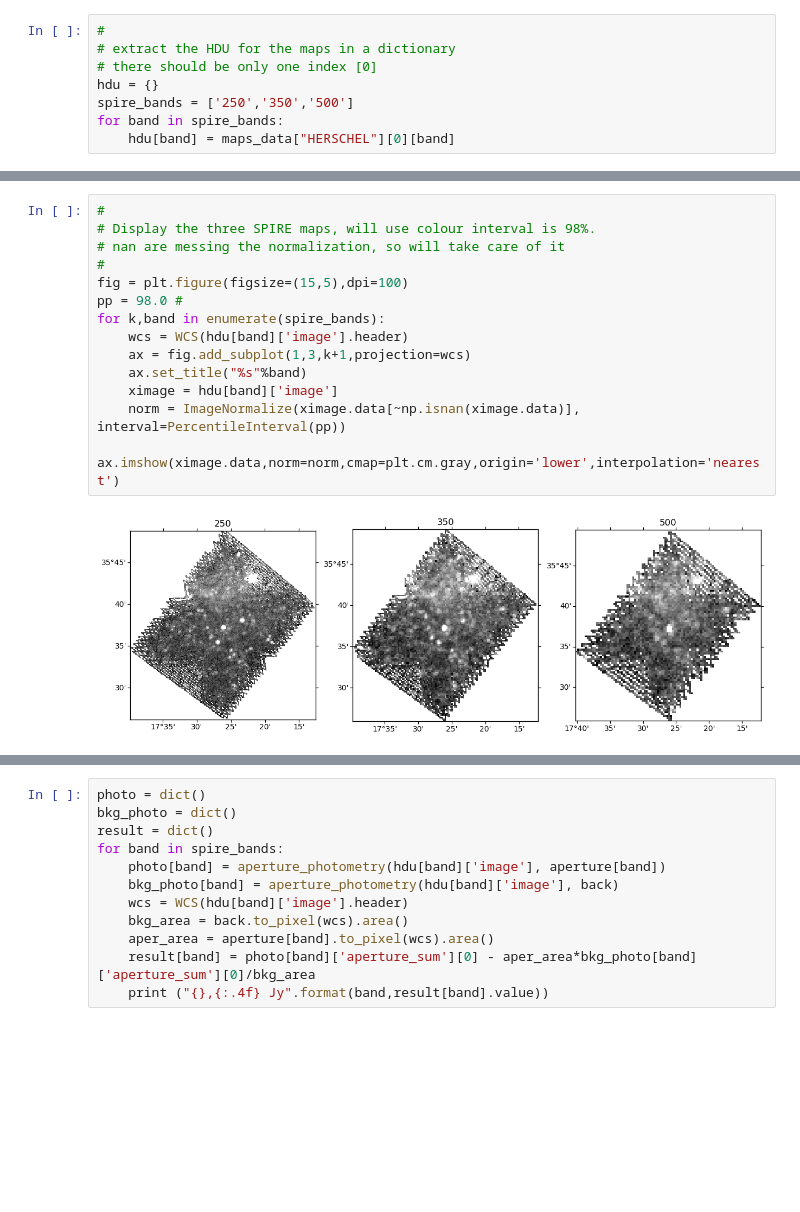
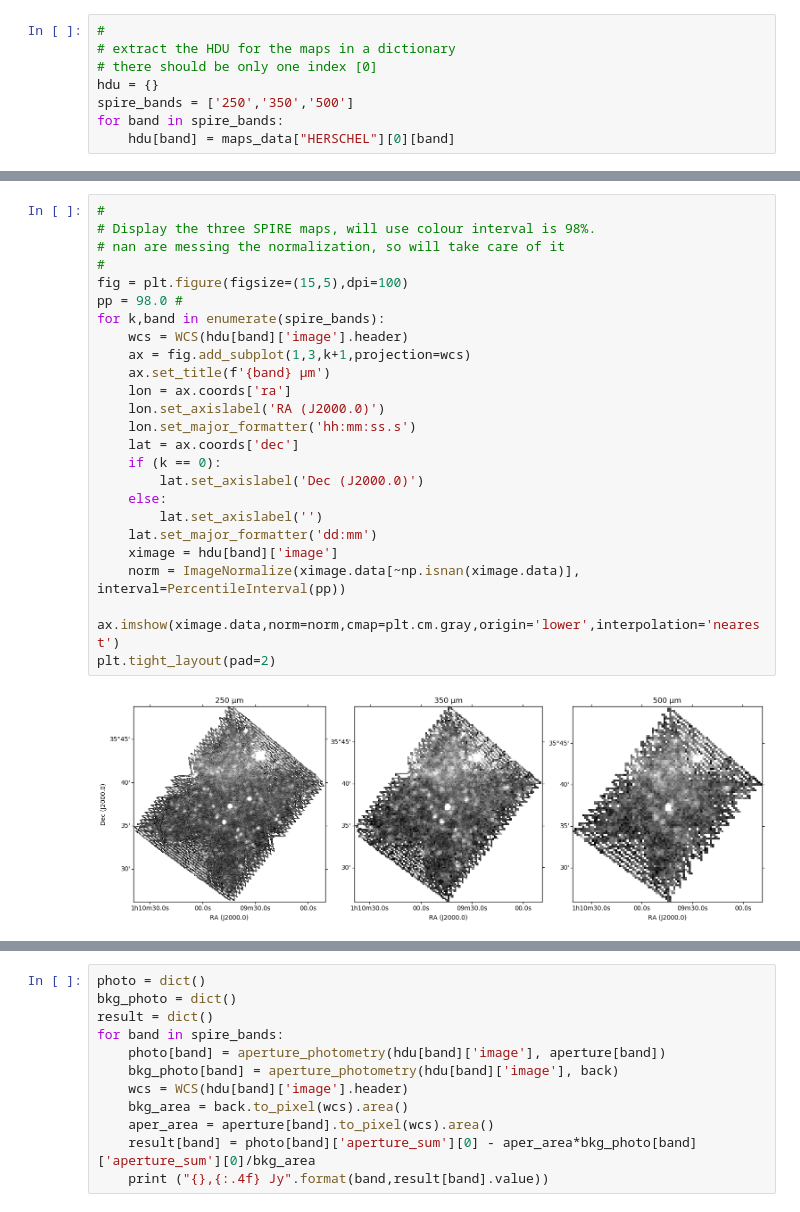
Before and after one commit to ivvv/herspy, a Jupyter notebook: notebooks/SPIRE aperture photometry of point sourcesNEW.ipynb, the cells around one changed output, grey strips where cells are left out. Drawn from its saved outputs; the diff is of its cells as text; blank space fills up the shorter version.

```diff
--- a/notebooks/SPIRE aperture photometry of point sourcesNEW.ipynb
+++ b/notebooks/SPIRE aperture photometry of point sourcesNEW.ipynb
@@ -93,19 +114,29 @@ for band in spire_bands:
 # %%
 #
 # Display the three SPIRE maps, will use colour interval is 98%.
 # nan are messing the normalization, so will take care of it
 #
 fig = plt.figure(figsize=(15,5),dpi=100)
 pp = 98.0 #
 for k,band in enumerate(spire_bands):
     wcs = WCS(hdu[band]['image'].header)
     ax = fig.add_subplot(1,3,k+1,projection=wcs)
-    ax.set_title("%s"%band)
+    ax.set_title(f'{band} µm')
+    lon = ax.coords['ra']
+    lon.set_axislabel('RA (J2000.0)')
+    lon.set_major_formatter('hh:mm:ss.s')
+    lat = ax.coords['dec']
+    if (k == 0):
+        lat.set_axislabel('Dec (J2000.0)')
+    else:
+        lat.set_axislabel('')
+    lat.set_major_formatter('dd:mm')
     ximage = hdu[band]['image']
     norm = ImageNormalize(ximage.data[~np.isnan(ximage.data)], interval=PercentileInterval(pp))
     ax.imshow(ximage.data,norm=norm,cmap=plt.cm.gray,origin='lower',interpolation='nearest')
+plt.tight_layout(pad=2)
 # %% [output]
-[figure, old version]
+[figure, new version]
 # %% [markdown]
 ## Converting the input maps from MJy/sr to Jy/pixel
 
```
Also changed, not shown: parts of 21 cells of this notebook.
